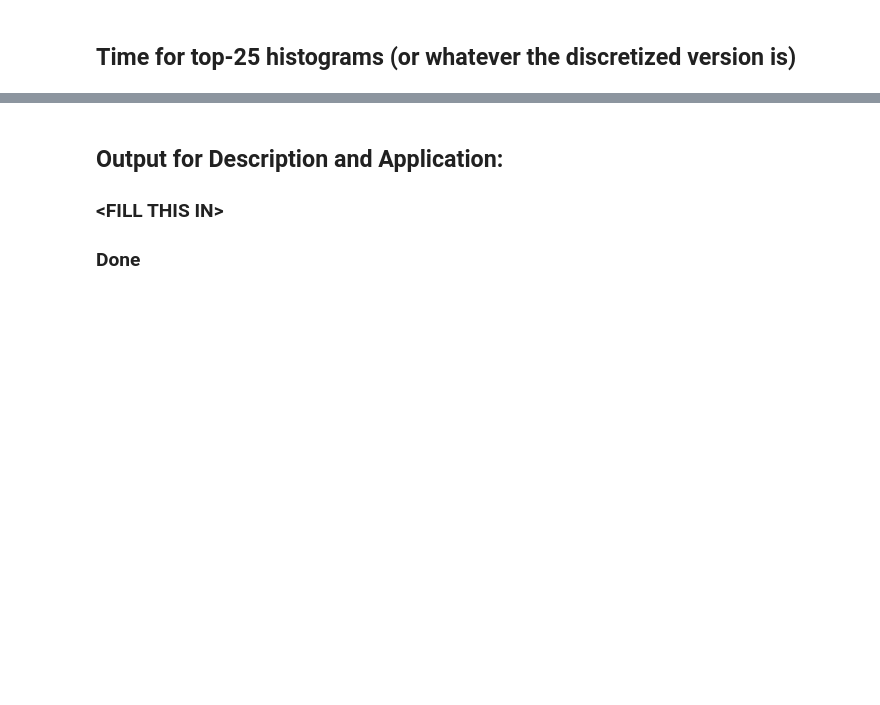
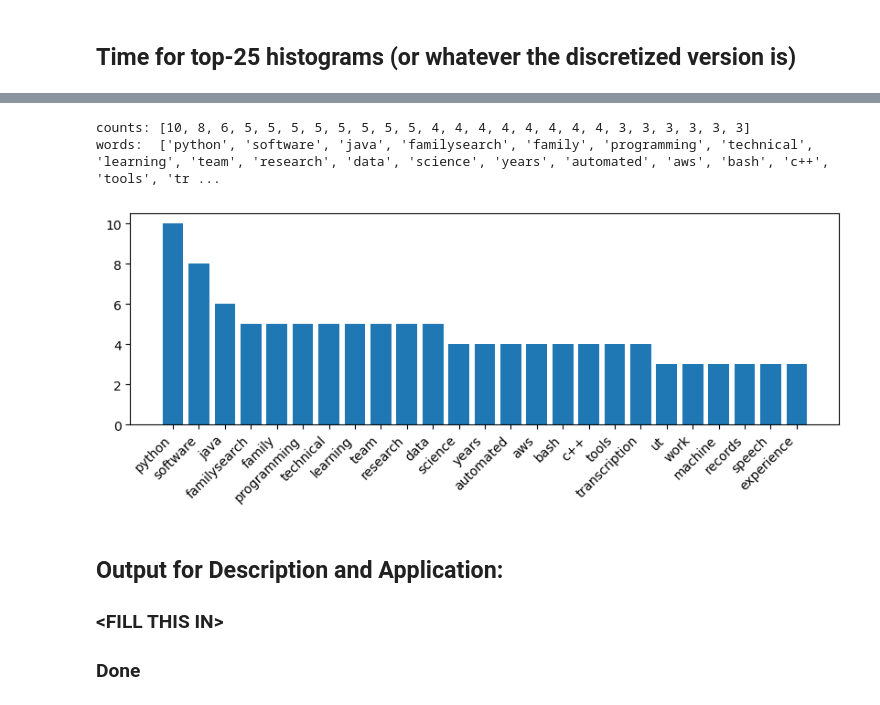
Before and after one commit to bballdave025/job-app-word-freq, a Jupyter notebook: A_02nd_NLPPresentationJobHunt_DemoWordFreq.ipynb, the cells around one changed output, grey strips where cells are left out. Saved outputs shown, nothing was run; the diff lists cells and outputs as text; code cells hidden in the pictures; blank space fills up the shorter version.

```diff
--- a/A_02nd_NLPPresentationJobHunt_DemoWordFreq.ipynb
+++ b/A_02nd_NLPPresentationJobHunt_DemoWordFreq.ipynb
@@ -1512,7 +1880,16 @@ plt.show()
 # %%
 get_histo_from_freq_dict(application_word_counts[0],
                          do_show_word_and_count_lists=True)
+
+appl_top_25_hist_fname = "top_25_application_words.png"
+plt.savefig(appl_top_25_hist_fname,
+            bbox_inches='tight')
+
 plt.show()
+# %% [output]
+counts: [10, 8, 6, 5, 5, 5, 5, 5, 5, 5, 5, 4, 4, 4, 4, 4, 4, 4, 4, 3, 3, 3, 3, 3, 3]
+words:  ['python', 'software', 'java', 'familysearch', 'family', 'programming', 'technical', 'learning', 'team', 'research', 'data', 'science', 'years', 'automated', 'aws', 'bash', 'c++', 'tools', 'tr ...
+[figure, added]
 # %% [markdown]
 ## Output for Description and Application:
 
```
Also changed, not shown: parts of 50 cells of this notebook, 8 other files.
